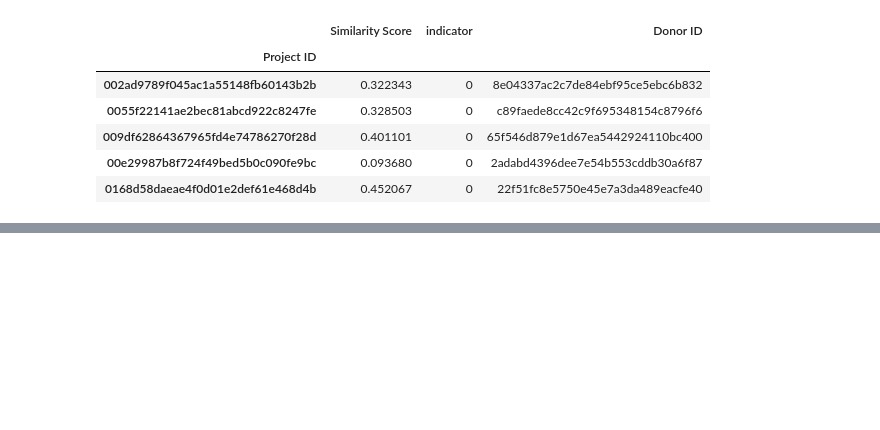
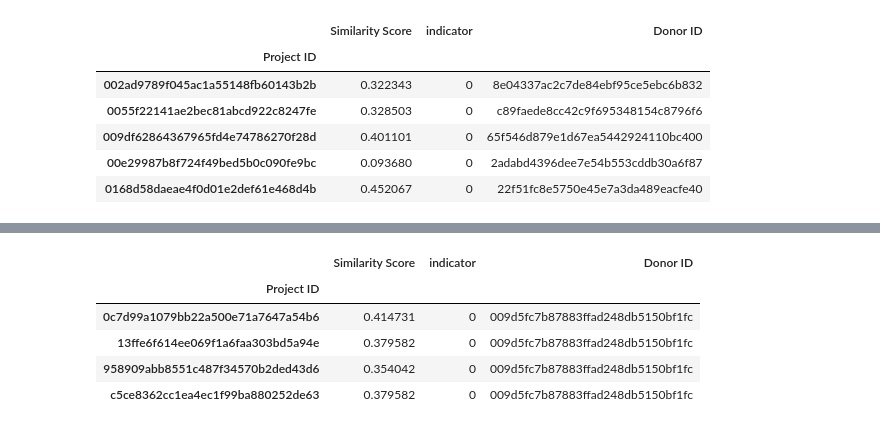
Before and after one commit to weirdyang/practice, a Jupyter notebook: applied_forecasting/laura/Group Assignment - Cosimilarity.ipynb, the cells around one changed output, grey strips where cells are left out. Saved outputs shown, nothing was run; the diff lists cells and outputs as text; code cells hidden in the pictures; blank space fills up the shorter version.

```diff
--- a/applied_forecasting/laura/Group Assignment - Cosimilarity.ipynb
+++ b/applied_forecasting/laura/Group Assignment - Cosimilarity.ipynb
@@ -367,0 +360,9 @@ IndentationError: expected an indented block (<ipython-input-119-9efe274dfd21>,
+# %%
+joined_project_2[joined_project_2['Donor ID']=='009d5fc7b87883ffad248db5150bf1fc']
+# %% [output]
+|  | Similarity Score | indicator | Donor ID |
+| Project ID |  |  |  |
+| 0c7d99a1079bb22a500e71a7647a54b6 | 0.414731 | 0 | 009d5fc7b87883ffad248db5150bf1fc |
+| 13ffe6f614ee069f1a6faa303bd5a94e | 0.379582 | 0 | 009d5fc7b87883ffad248db5150bf1fc |
+| 958909abb8551c487f34570b2ded43d6 | 0.354042 | 0 | 009d5fc7b87883ffad248db5150bf1fc |
+| c5ce8362cc1ea4ec1f99ba880252de63 | 0.379582 | 0 | 009d5fc7b87883ffad248db5150bf1fc |
```
Also changed, not shown: parts of 3 cells of this notebook.
